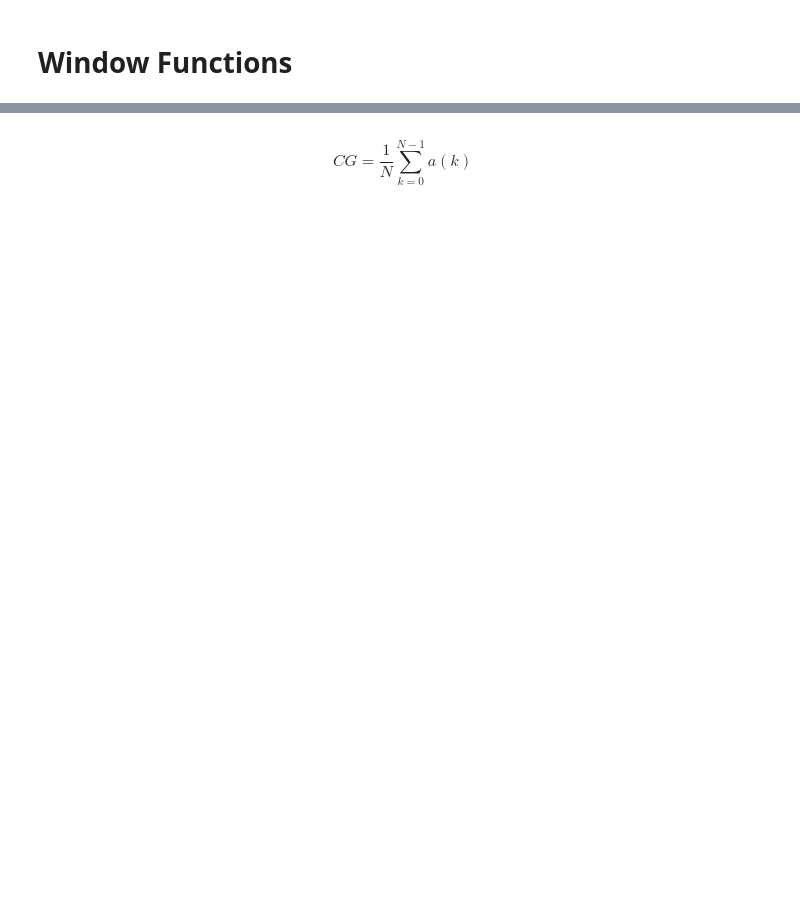
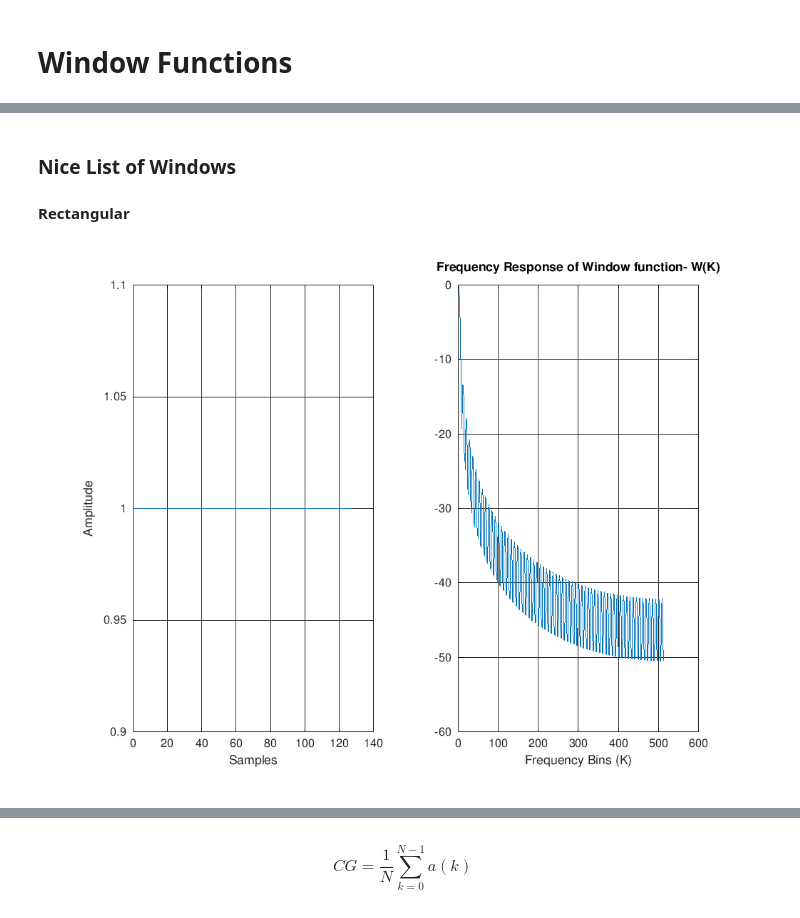
Before and after one commit to schnedann/Jupyter_Notebooks, a Jupyter notebook: octave/Window_Functions.ipynb, the cells around one changed output, grey strips where cells are left out. Cells and saved outputs as stored; diff of their text form; code cells hidden in the pictures; blank space fills up the shorter version.

```diff
--- a/octave/Window_Functions.ipynb
+++ b/octave/Window_Functions.ipynb
@@ -118,2 +132,22 @@ ans =
 # %% [markdown]
 <div class="pagebreak"></div>
+# %% [markdown]
+### Nice List of Windows
+
+#### Rectangular
+# %%
+figure(fig++);
+subplot (1, 2, 1)
+handle=plot(n,w_rec);
+xlabel('Samples');
+ylabel('Amplitude');
+grid on;
+subplot (1, 2, 2)
+handle=plot(20.*log10(abs(W_REC)));
+set(handle,'linewidth',1.5);
+#axis([0 length(W_REC)-1 -150 1]);
+grid on;
+title('Frequency Response of Window function- W(K)');
+xlabel('Frequency Bins (K)');%ylabel('Magnitude');
+# %% [output]
+[figure, added]
```
Also changed, not shown: parts of 40 cells of this notebook, 2 other files.
